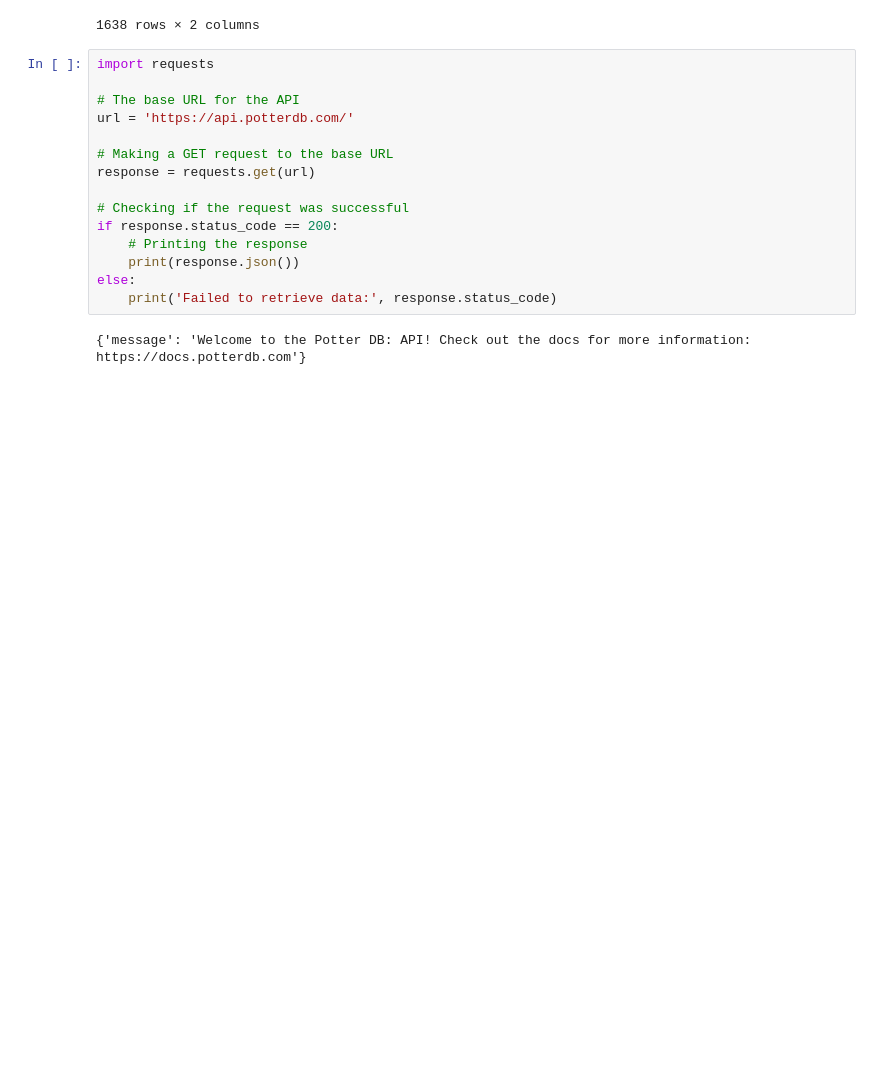
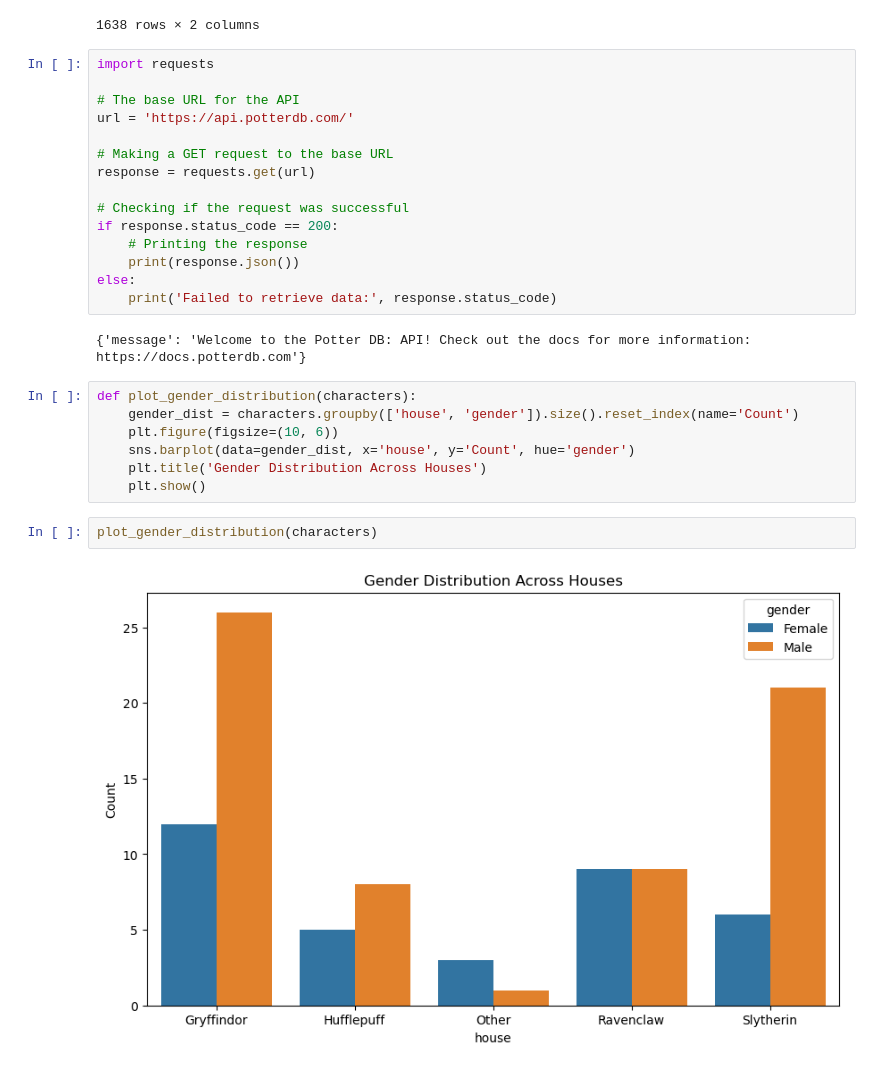
Before and after one commit to DmanDSR/PROJECT-_Ravenclaw, a Jupyter notebook: Ravenclaw.ipynb, the cells around one changed output. Saved outputs shown, nothing was run; the diff lists cells and outputs as text; blank space fills up the shorter version.

```diff
--- a/Ravenclaw.ipynb
+++ b/Ravenclaw.ipynb
@@ -271,3 +290,14 @@ else:
     print('Failed to retrieve data:', response.status_code)
 # %% [output]
 {'message': 'Welcome to the Potter DB: API! Check out the docs for more information: https://docs.potterdb.com'}
+# %%
+def plot_gender_distribution(characters):
+    gender_dist = characters.groupby(['house', 'gender']).size().reset_index(name='Count')
+    plt.figure(figsize=(10, 6))
+    sns.barplot(data=gender_dist, x='house', y='Count', hue='gender')
+    plt.title('Gender Distribution Across Houses')
+    plt.show()
+# %%
+plot_gender_distribution(characters)
+# %% [output]
+[figure, added]
```
Also changed, not shown: parts of 12 cells of this notebook.
